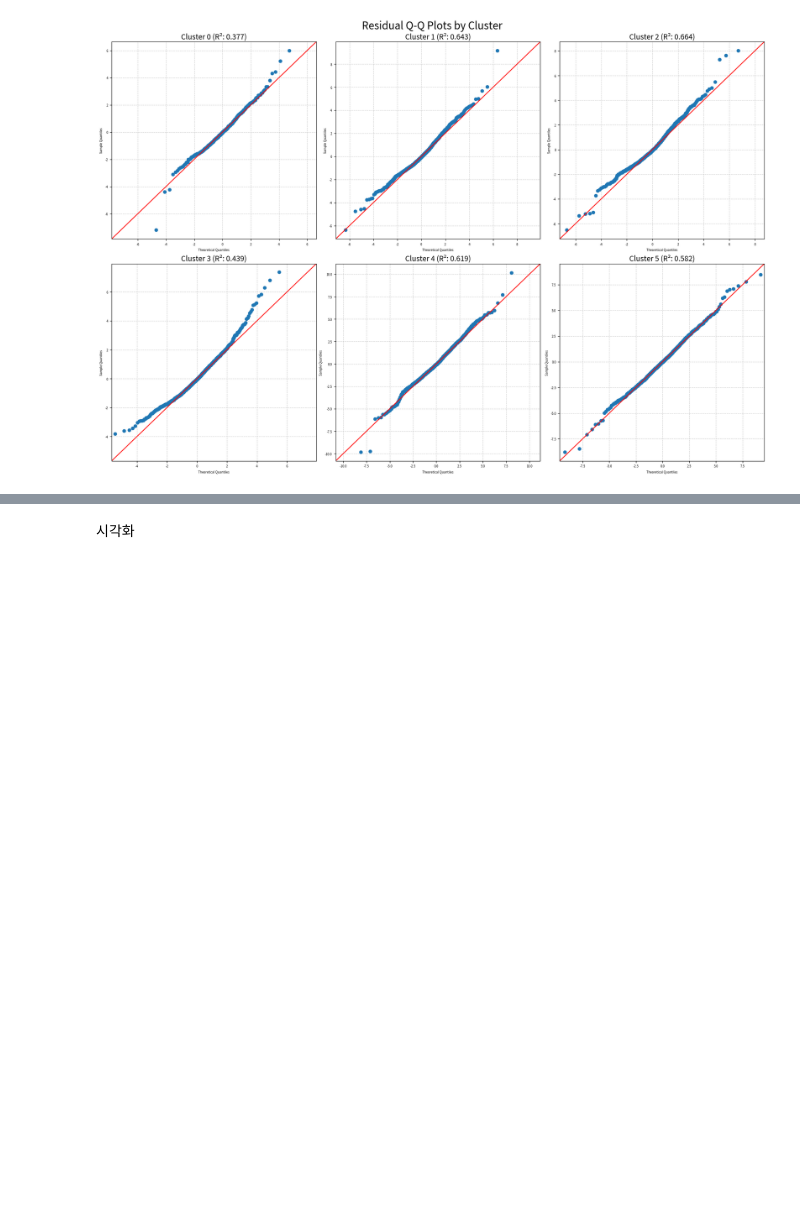
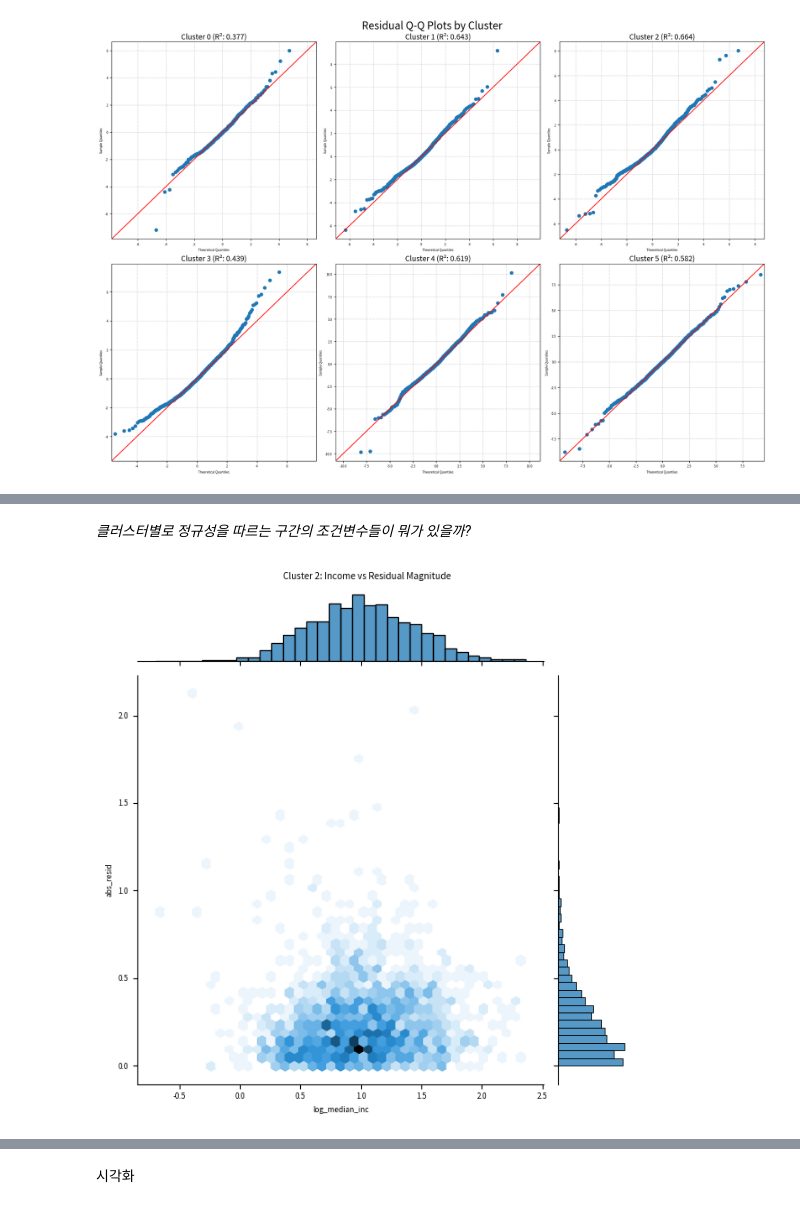
Before and after one commit to GYULLTANGURRI/main, a Jupyter notebook: 12월/데이터분석 캡스톤/데이터분석 캡스톤05/데이터분석 캡스톤05_git2 - 복사본.ipynb, the cells around one changed output, grey strips where cells are left out. Cells and saved outputs as stored; diff of their text form; code cells hidden in the pictures; blank space fills up the shorter version.

```diff
--- a/12월/데이터분석 캡스톤/데이터분석 캡스톤05/데이터분석 캡스톤05_git2 - 복사본.ipynb
+++ b/12월/데이터분석 캡스톤/데이터분석 캡스톤05/데이터분석 캡스톤05_git2 - 복사본.ipynb
@@ -1929,3 +1899,20 @@ plt.show()
 
 ---
 *본 분석은 캘리포니아 주택 데이터셋을 바탕으로 OLS 회귀 분석 및 t-검정을 통해 작성되었습니다.*
+# %% [markdown]
+_클러스터별로 정규성을 따르는 구간의 조건변수들이 뭐가 있을까?_
+# %%
+import seaborn as sns
+
+# 특정 클러스터(예: Cluster 2) 선택
+cluster_id = 2
+sub_data = df[df['CLUSTER_ID'] == cluster_id].copy()
+sub_data['abs_resid'] = abs(cluster_models[cluster_id].resid)
+
+# 조건변수와 잔차 크기 간의 관계 시각화
+# 잔차가 작은(정규성을 잘 따르는) 구간이 어디인지 한눈에 보입니다.
+sns.jointplot(data=sub_data, x='log_median_inc', y='abs_resid', kind='hex')
+plt.suptitle(f'Cluster {cluster_id}: Income vs Residual Magnitude', y=1.02)
+plt.show()
+# %% [output]
+[figure, added]
```
Also changed, not shown: parts of 14 cells of this notebook, 3 other files.
